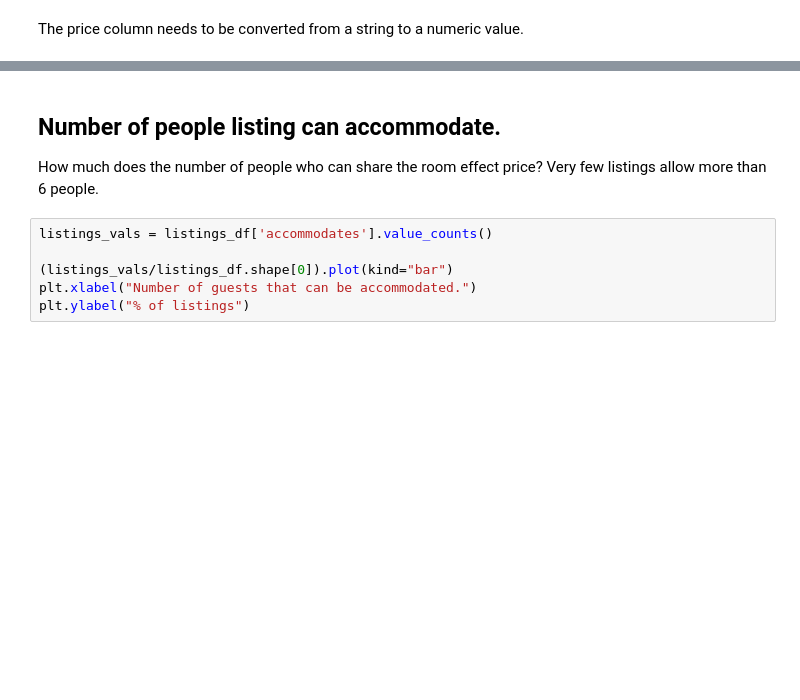
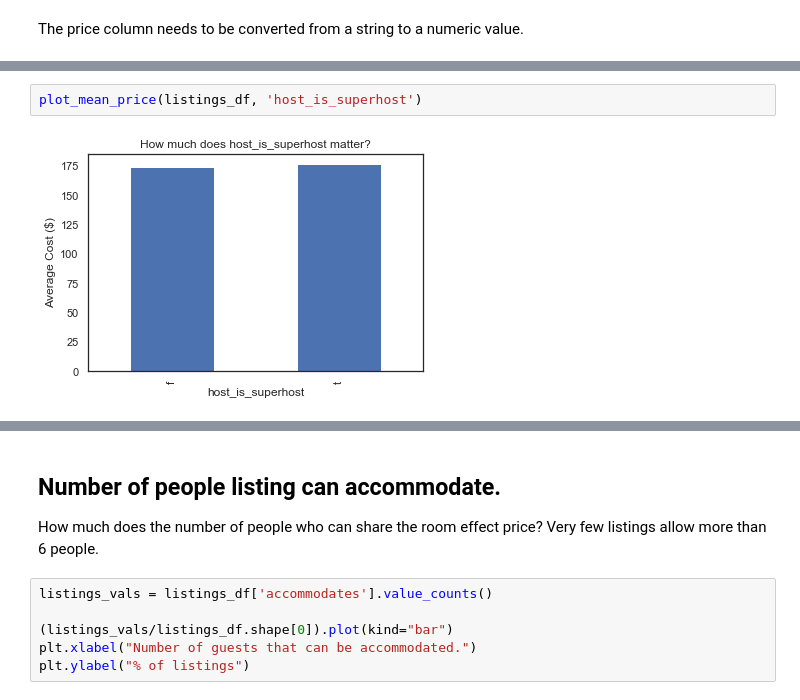
Before and after one commit to ablaikie103/airbnb-analysis, a Jupyter notebook: PriceFactors.ipynb, the cells around one changed output, grey strips where cells are left out. Drawn from its saved outputs; the diff is of its cells as text; blank space fills up the shorter version.

```diff
--- a/PriceFactors.ipynb
+++ b/PriceFactors.ipynb
@@ -97,0 +131,4 @@ plt.ylabel("Average Cost ($)");
+# %%
+plot_mean_price(listings_df, 'host_is_superhost')
+# %% [output]
+[figure, added]
```
Also changed, not shown: parts of 65 cells of this notebook.
